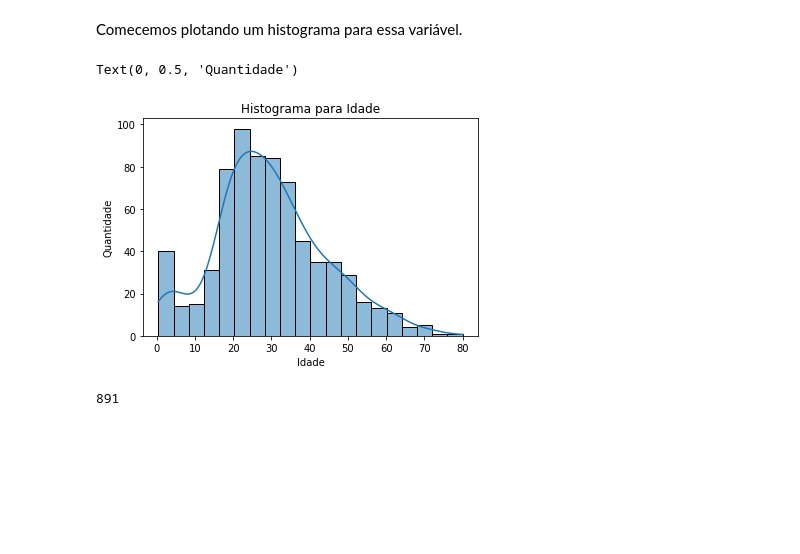
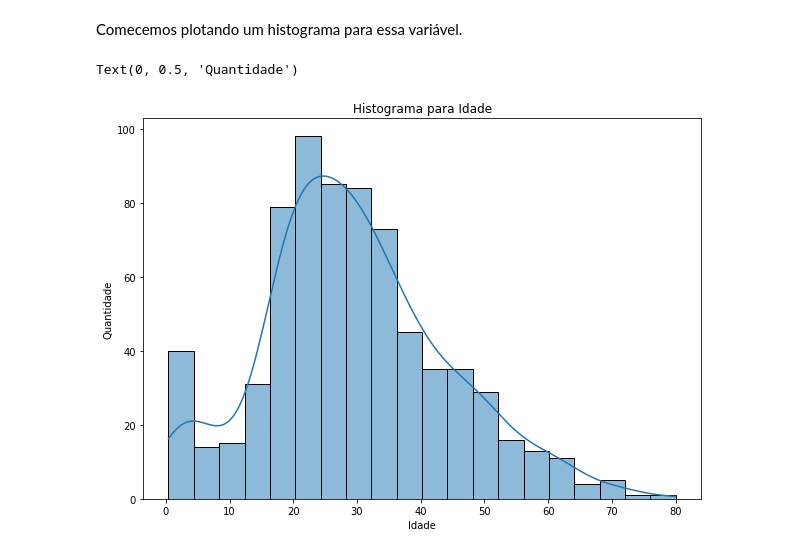
Before and after one commit to kauecapellato/Titanic_Case, a Jupyter notebook: Titanic_Case.ipynb, the cells around one changed output. Drawn from its saved outputs; the diff is of its cells as text; code cells hidden in the pictures; blank space fills up the shorter version.

```diff
--- a/Titanic_Case.ipynb
+++ b/Titanic_Case.ipynb
@@ -330,17 +332,12 @@ Como primeira variável numérica, iremos analisar a variável 'Age', que é uma
 # %% [markdown]
 Comecemos plotando um histograma para essa variável.
 # %%
- # Plotando histograma para variável contínua 'Age'
- sns.histplot(x = treino['Age'], kde = True)
- plt.title("Histograma para Idade")
- plt.xlabel('Idade')
- plt.ylabel('Quantidade')
-
- #(treino['Age'].isna().sum())/len(treino['Age'])    - Quantidade de NaN na variável 'Age'
+# Plotando histograma para variável contínua 'Age'
+plt.figure(figsize = (10,7))
+sns.histplot(x = treino['Age'], kde = True)
+plt.title("Histograma para Idade")
+plt.xlabel('Idade')
+plt.ylabel('Quantidade')
 # %% [output]
 Text(0, 0.5, 'Quantidade')
-[figure, old version]
+[figure, new version]
-# %%
-treino['Age'].dropna()
-# %% [output]
-891
```
Also changed, not shown: parts of 12 cells of this notebook.
